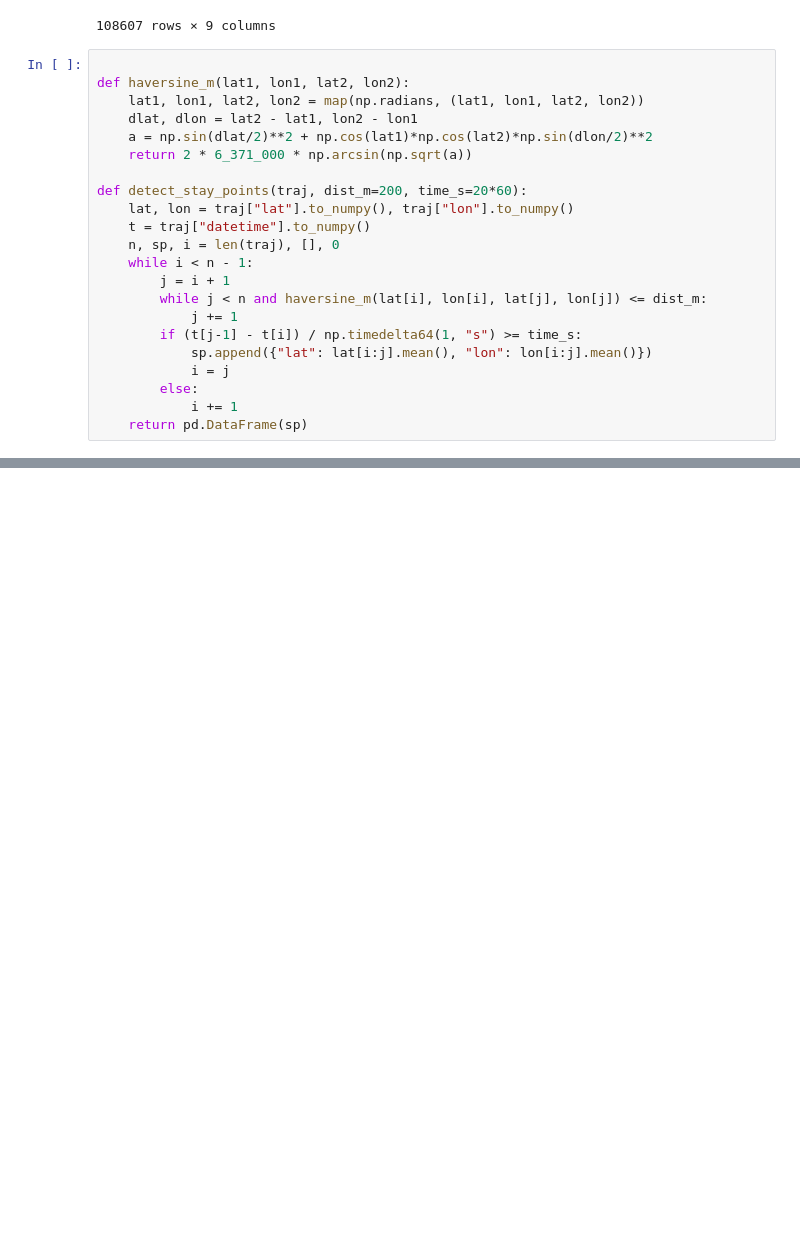
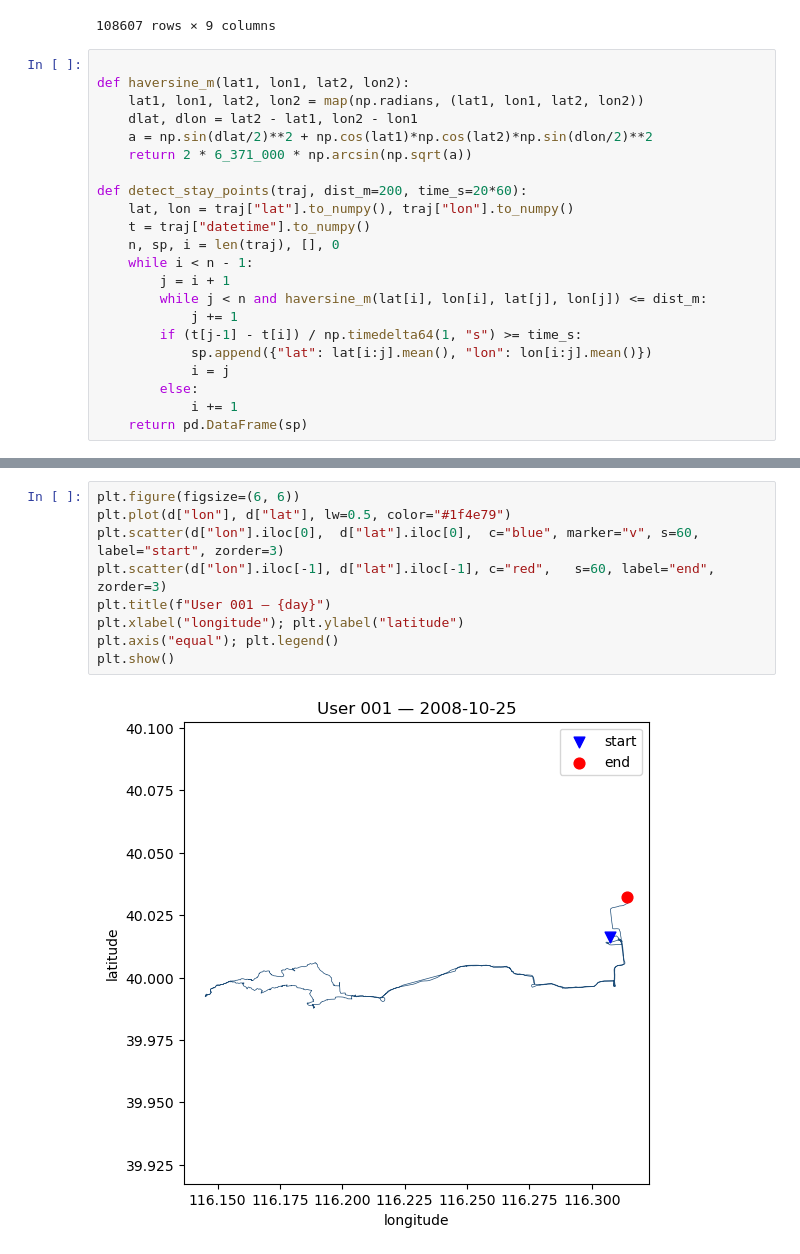
Before and after one commit to PaPeK/teaching_SoSe26_mobHumAni_exercises, a Jupyter notebook: notebooks/geolife_trajectories.ipynb, the cells around one changed output, grey strips where cells are left out. Drawn from its saved outputs; the diff is of its cells as text; blank space fills up the shorter version.

```diff
--- a/notebooks/geolife_trajectories.ipynb
+++ b/notebooks/geolife_trajectories.ipynb
@@ -76,0 +94,11 @@ def detect_stay_points(traj, dist_m=200, time_s=20*60):
+# %%
+plt.figure(figsize=(6, 6))
+plt.plot(d["lon"], d["lat"], lw=0.5, color="#1f4e79")
+plt.scatter(d["lon"].iloc[0],  d["lat"].iloc[0],  c="blue", marker="v", s=60, label="start", zorder=3)
+plt.scatter(d["lon"].iloc[-1], d["lat"].iloc[-1], c="red",   s=60, label="end",   zorder=3)
+plt.title(f"User 001 — {day}")
+plt.xlabel("longitude"); plt.ylabel("latitude")
+plt.axis("equal"); plt.legend()
+plt.show()
+# %% [output]
+[figure, added]
```
Also changed, not shown: parts of 16 cells of this notebook, 2 other files.
